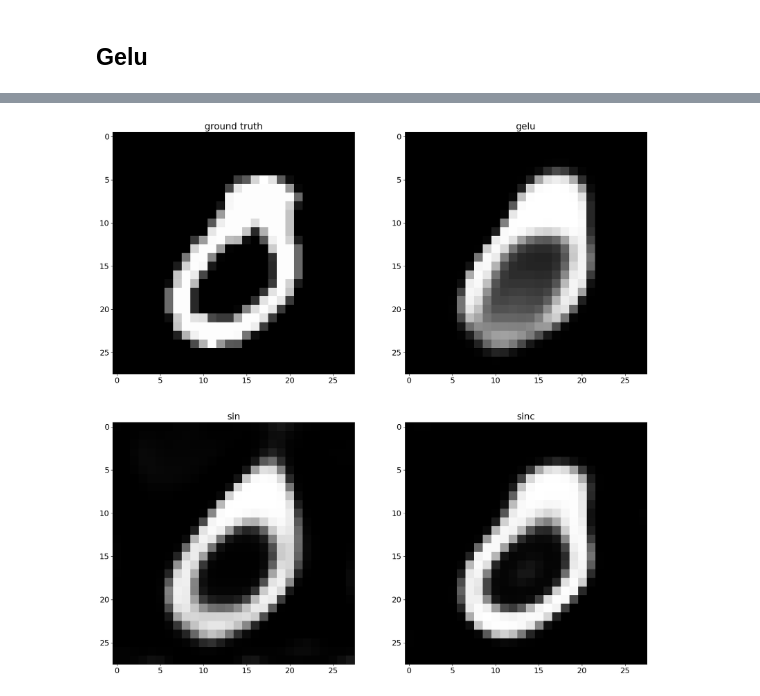
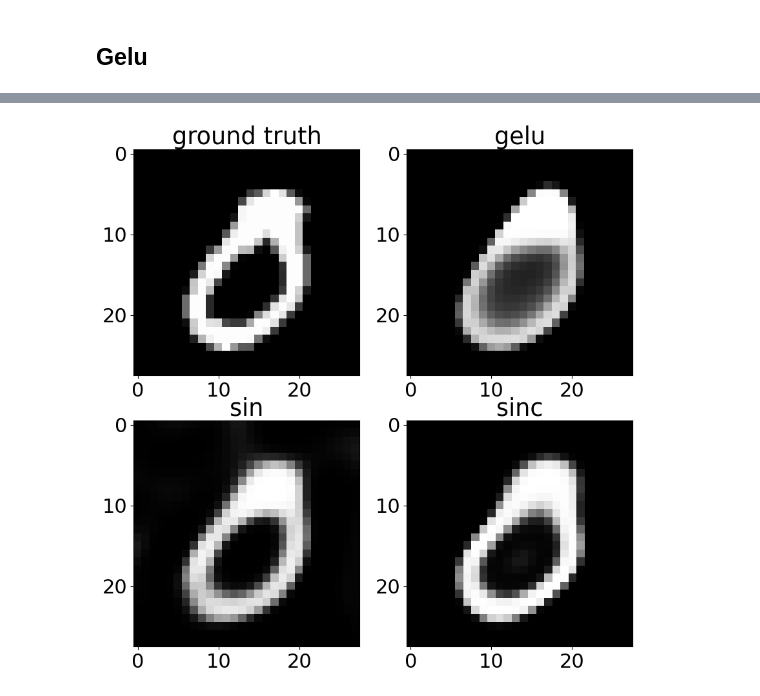
Before and after one commit to arizonaCameraLab/computationalImaging, a Jupyter notebook: forwardModels/neuralRepresentation.ipynb, the cells around one changed output, grey strips where cells are left out. Cells and saved outputs as stored; diff of their text form; code cells hidden in the pictures.

```diff
--- a/forwardModels/neuralRepresentation.ipynb
+++ b/forwardModels/neuralRepresentation.ipynb
@@ -25,4 +25,4 @@ from scipy.special import j0
 import cv2
 %matplotlib inline
 plt.rcParams['figure.figsize'] = [20, 10]
-plt.rcParams['font.size']= 16
+plt.rcParams['font.size']= 22
@@ -38,8 +34,6 @@ To enable them in other operations, rebuild TensorFlow with the appropriate comp
 #
 # relu, sigmoid and softmax optimization functions
 #
-plt.rcParams['figure.figsize'] = [20, 5]
-plt.rcParams.update({'font.size': 16})
 x=np.linspace(-1,1,100)
 plt.plot(x,sigmoid(5*x),label='sigmoid')
 plt.plot(x,relu(x),label='relu')
@@ -401,5 +395,5 @@ pop=mlp.predict(coords)
 # %%
-plt.figure(figsize=(20,20))
+plt.figure(figsize=(10,10))
 pop=mlp.predict(coords)
 plt.subplot(2,2,1)
 plt.imshow(pixels.reshape((28,28)), cmap='gray')
@@ -419,2 +413,2 @@ plt.savefig('learnedNR.pdf')
-[figure, old version]
+[figure, new version]
 # %%
```
Also changed, not shown: parts of 15 cells of this notebook.
